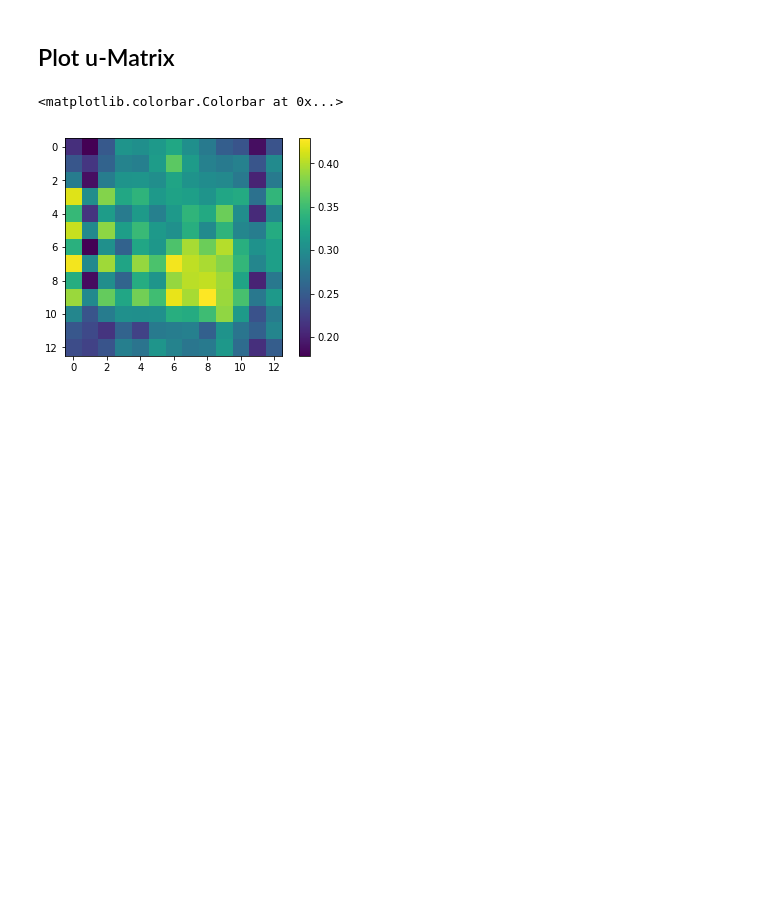
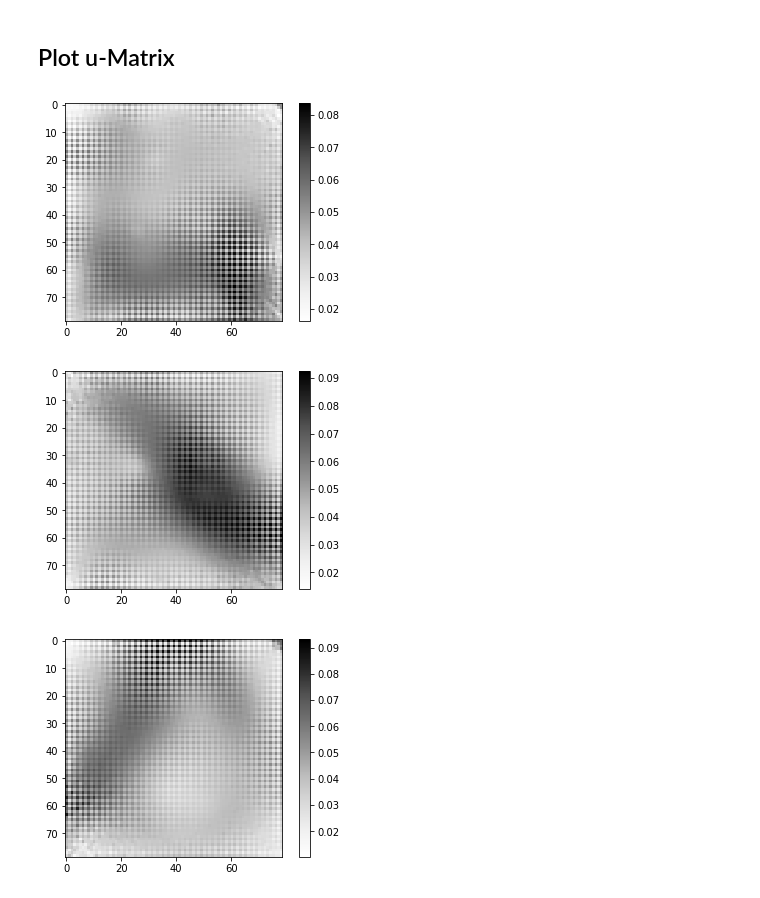
Before and after one commit to felixriese/susi, a Jupyter notebook: examples/SOMClassifier.ipynb, the cells around one changed output. Saved outputs shown, nothing was run; the diff lists cells and outputs as text; code cells hidden in the pictures; blank space fills up the shorter version.

Commit message:
Refinement of tests, u-matrix, clusters and new example

```diff
--- a/examples/SOMClassifier.ipynb
+++ b/examples/SOMClassifier.ipynb
@@ -80,11 +80,12 @@ for i, dataset in enumerate(datasets):
 # %% [markdown]
 ## Plot u-Matrix
-# %%
-som = som_list[0]
-u_matrix = som.get_u_matrix()
-# %%
-plt.imshow(u_matrix.reshape(13,13))
-plt.colorbar()
-# %% [output]
-<matplotlib.colorbar.Colorbar at 0x...>
-[figure, removed]
+# %%
+for som in som_list:
+    u_matrix = som.get_u_matrix()
+    plt.imshow(np.squeeze(u_matrix), cmap="Greys")
+    plt.colorbar()
+    plt.show()
+# %% [output]
+[figure, added]
+[figure, added]
+[figure, added]
```
Also changed, not shown: parts of 2 cells of this notebook, 8 other files.
